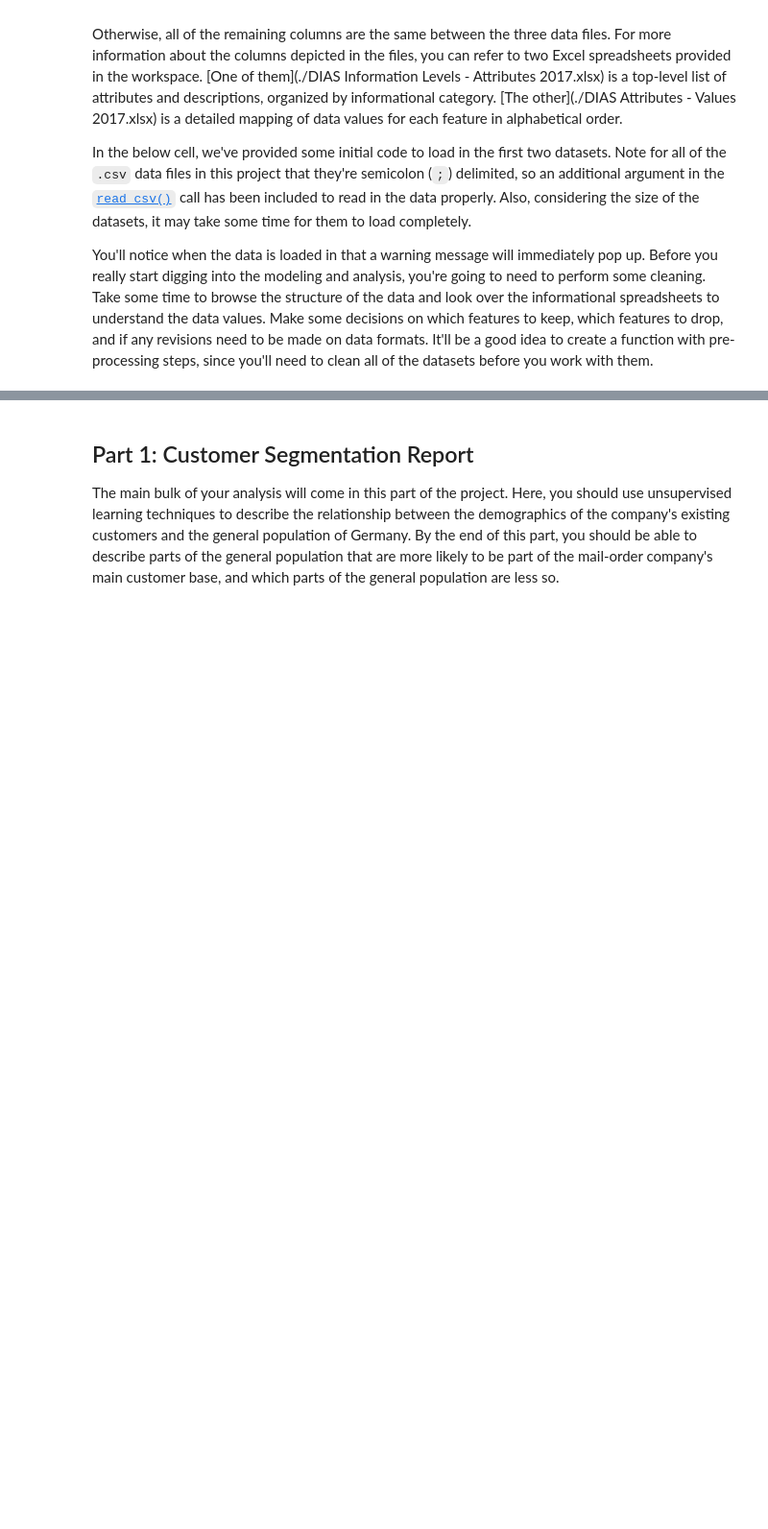
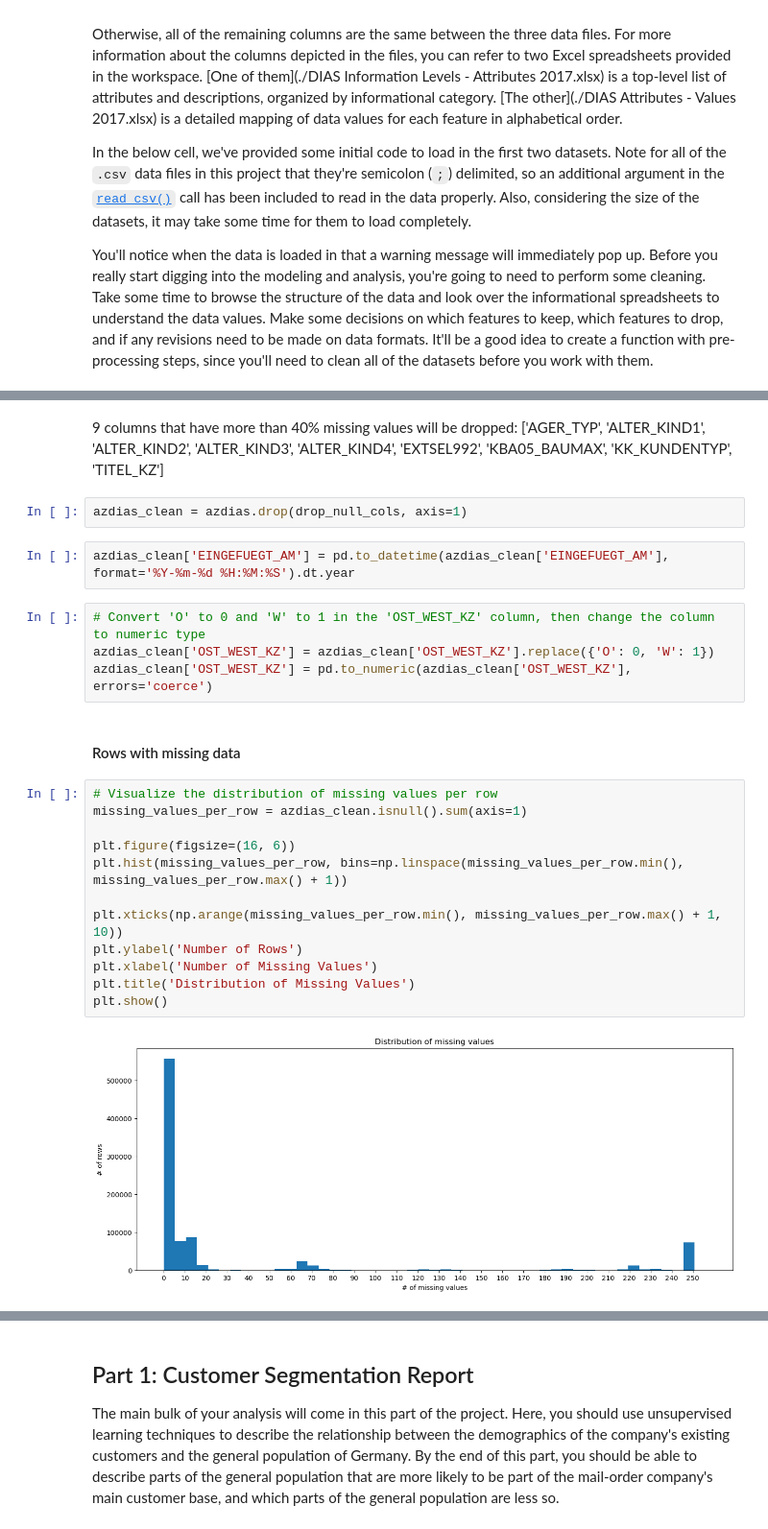
Before and after one commit to rwby00/udacity-machine-learning, a Jupyter notebook: project5/Arvato Project Workbook.ipynb, the cells around one changed output, grey strips where cells are left out. Shown at 96% size. Cells and saved outputs as stored; diff of their text form; blank space fills up the shorter version.

```diff
--- a/project5/Arvato Project Workbook.ipynb
+++ b/project5/Arvato Project Workbook.ipynb
@@ -41,0 +419,26 @@ customers = pd.read_csv('../../data/Term2/capstone/arvato_data/Udacity_CUSTOMERS
+# %% [markdown]
+9 columns that have more than 40% missing values will be dropped: ['AGER_TYP', 'ALTER_KIND1', 'ALTER_KIND2', 'ALTER_KIND3', 'ALTER_KIND4', 'EXTSEL992', 'KBA05_BAUMAX', 'KK_KUNDENTYP', 'TITEL_KZ']
+# %%
+azdias_clean = azdias.drop(drop_null_cols, axis=1)
+# %%
+azdias_clean['EINGEFUEGT_AM'] = pd.to_datetime(azdias_clean['EINGEFUEGT_AM'], format='%Y-%m-%d %H:%M:%S').dt.year
+# %%
+# Convert 'O' to 0 and 'W' to 1 in the 'OST_WEST_KZ' column, then change the column to numeric type
+azdias_clean['OST_WEST_KZ'] = azdias_clean['OST_WEST_KZ'].replace({'O': 0, 'W': 1})
+azdias_clean['OST_WEST_KZ'] = pd.to_numeric(azdias_clean['OST_WEST_KZ'], errors='coerce')
+# %% [markdown]
+#### Rows with missing data
+# %%
+# Visualize the distribution of missing values per row
+missing_values_per_row = azdias_clean.isnull().sum(axis=1)
+
+plt.figure(figsize=(16, 6))
+plt.hist(missing_values_per_row, bins=np.linspace(missing_values_per_row.min(), missing_values_per_row.max() + 1))
+
+plt.xticks(np.arange(missing_values_per_row.min(), missing_values_per_row.max() + 1, 10))
+plt.ylabel('Number of Rows')
+plt.xlabel('Number of Missing Values')
+plt.title('Distribution of Missing Values')
+plt.show()
+# %% [output]
+[figure, added]
```
Also changed, not shown: parts of 67 cells of this notebook, 6 other files.
